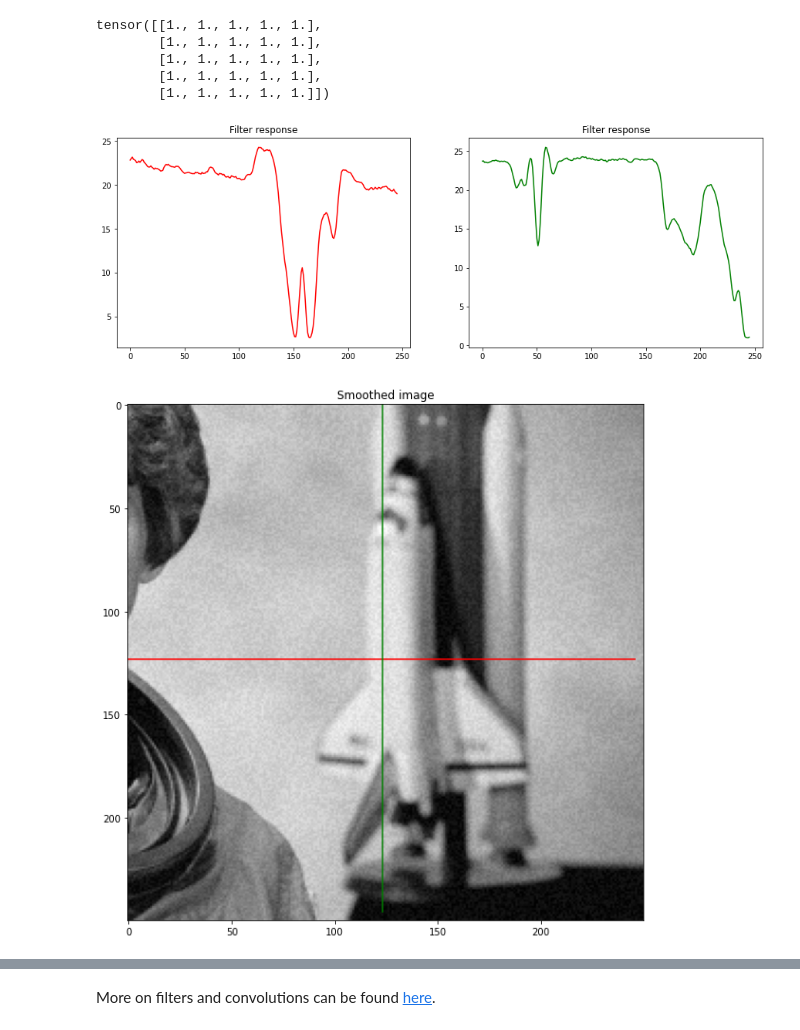
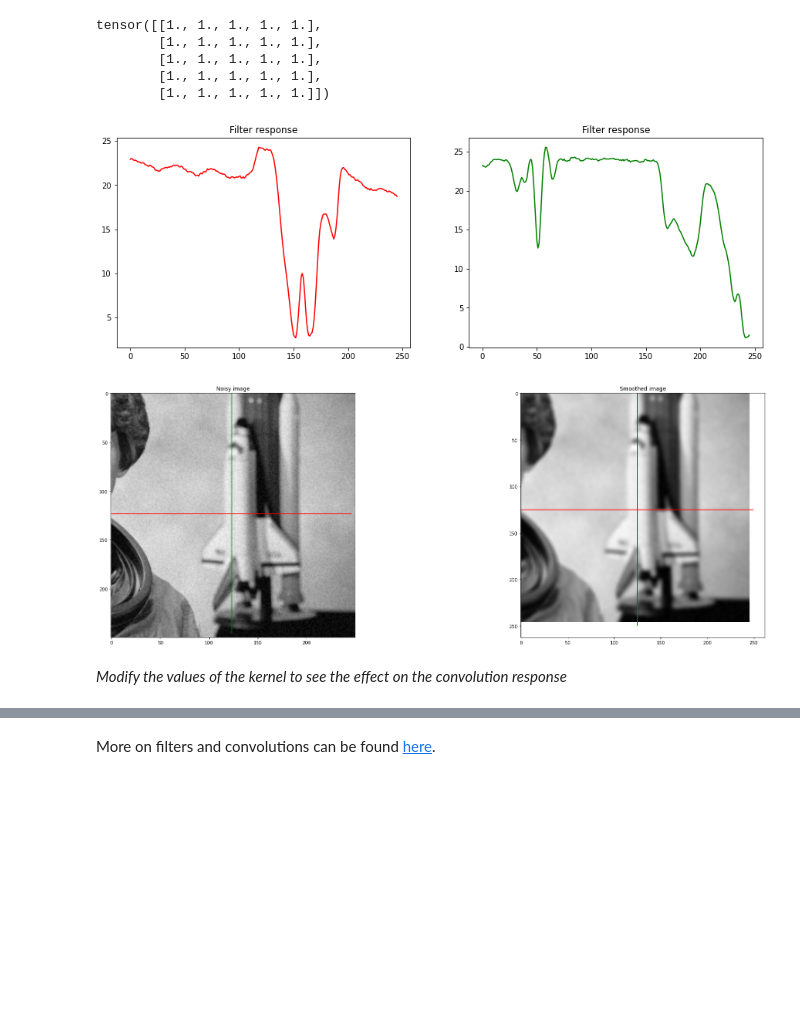
Before and after one commit to TheJacksonLaboratory/2022-05-26-deep-learning-image-analysis-pytorch, a Jupyter notebook: code/3-Implement_a_deep_neural_network.ipynb, the cells around one changed output, grey strips where cells are left out. Drawn from its saved outputs; the diff is of its cells as text; code cells hidden in the pictures; blank space fills up the shorter version.

```diff
--- a/code/3-Implement_a_deep_neural_network.ipynb
+++ b/code/3-Implement_a_deep_neural_network.ipynb
@@ -210,29 +210,39 @@ tensor([[1., 1., 1., 1., 1.],
 # %%
 import torch.nn.functional as F
 
 h, w = x_gray.shape
 k_h, k_w = kernel.shape
 x_smooth = F.conv2d(x_gray.view(1, 1, h, w), kernel.view(1, 1, k_h, k_w)).squeeze()
 h, w = x_smooth.shape
 
 plt.rcParams['figure.figsize'] = [15, 5]
 plt.subplot(1, 2, 2)
 plt.title('Filter response')
 plt.plot(x_smooth[:, w//2], 'g')
 
 plt.subplot(1, 2, 1)
 plt.title('Filter response')
 plt.plot(x_smooth[h//2, :], 'r')
 plt.show()
 
+
 plt.rcParams['figure.figsize'] = [30, 10]
-plt.title('Smoothed image')
+
+plt.subplot(1, 2, 1)
+plt.title('Noisy image')
 plt.imshow(x_gray, cmap='gray')
 plt.plot([-0.5, w-0.5], [h/2, h/2], "r")
 plt.plot([w/2, w/2], [-0.5, h-0.5], "g")
+plt.subplot(1, 2, 2)
+plt.title('Smoothed image')
+plt.imshow(x_smooth, cmap='gray')
+plt.plot([-0.5, (w+k_w-1)-0.5], [(h+k_h-1)/2, (h+k_h-1)/2], "r")
+plt.plot([(w+k_w-1)/2, (w+k_w-1)/2], [-0.5, (h+k_h-1)-0.5], "g")
 plt.show()
 # %% [output]
 [figure]
-[figure, old version]
+[figure, new version]
+# %% [markdown]
+_Modify the values of the kernel to see the effect on the convolution response_
 # %%
 kernel = torch.FloatTensor([
```
Also changed, not shown: parts of 22 cells of this notebook, 6 other files.
